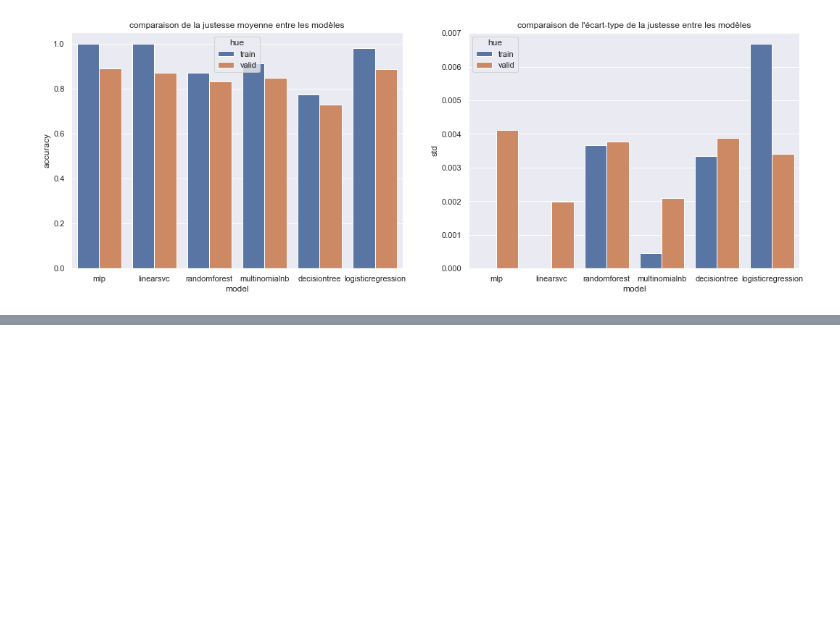
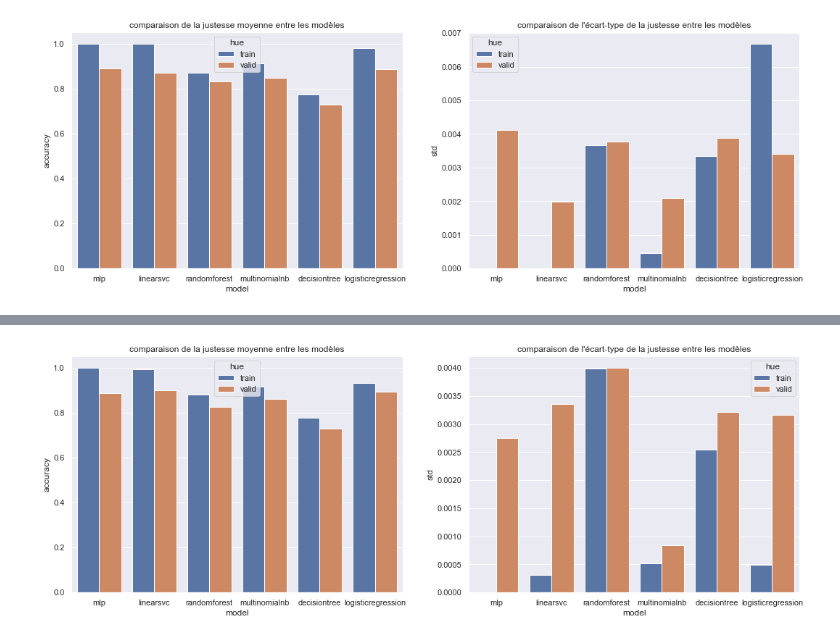
Before and after one commit to lugonthier/IMDB_reviews, a Jupyter notebook: result_analysis/analysis.ipynb, the cells around one changed output, grey strips where cells are left out. Cells and saved outputs as stored; diff of their text form; code cells hidden in the pictures; blank space fills up the shorter version.

Commit message:
add count vs tfidf

```diff
--- a/result_analysis/analysis.ipynb
+++ b/result_analysis/analysis.ipynb
@@ -27,7 +16,13 @@ df.head()
+# %%
+count_df = pd.read_csv('results/first_cross_validation/count.csv')
+tfidf_df = pd.read_csv('results/first_cross_validation/tfidf.csv')
 # %%
 
-df_result = df[['model'] + metrics]
-df_result.model = df.model.apply(lambda text: re.sub(r'\([^)]*\)', '', text.lower()).replace('classifier',''))
+result_count = count_df[['model'] + metrics]
+result_count.model = result_count.model.apply(lambda text: re.sub(r'\([^)]*\)', '', text.lower()).replace('classifier',''))
+
+result_tfidf = tfidf_df[['model'] + metrics]
+result_tfidf.model = result_tfidf.model.apply(lambda text: re.sub(r'\([^)]*\)', '', text.lower()).replace('classifier',''))
 # %% [output]
 A value is trying to be set on a copy of a slice from a DataFrame.
 Try using .loc[row_indexer,col_indexer] = value instead
@@ -90,0 +113,21 @@ plt.show()
+# %%
+fig, (ax1, ax2) = plt.subplots(1, 2, figsize=(18, 6))
+transfer = pd.DataFrame({'model':result_tfidf.model.to_list()*2, 'accuracy':result_tfidf['train_accuracy_score_mean'].to_list()+result_tfidf[ 'valid_accuracy_score_mean'].to_list(),
+             'std':result_tfidf['train_accuracy_score_std'].to_list()+result_tfidf[ 'valid_accuracy_score_std'].to_list(),
+                        'hue':['train']*6 + ['valid']*6})
+
+sns.barplot(data=transfer, x='model', y='accuracy', hue='hue', ax=ax1)
+
+sns.barplot(data=transfer, x='model', y='std', hue='hue', ax=ax2)
+
+#Générer le graphe avec les valeurs sur un env différent (juste pour le rapport)!
+#Only available with matoplotlib 3.4 and python 3.7 required..
+#for container in ax.containers:
+#    ax.bar_label(container)
+
+ax1.set_title('comparaison de la justesse moyenne entre les modèles')
+ax2.set_title('comparaison de l\'écart-type de la justesse entre les modèles')
+
+plt.show()
+# %% [output]
+[figure, added]
```
Also changed, not shown: parts of 13 cells of this notebook, 5 other files.
